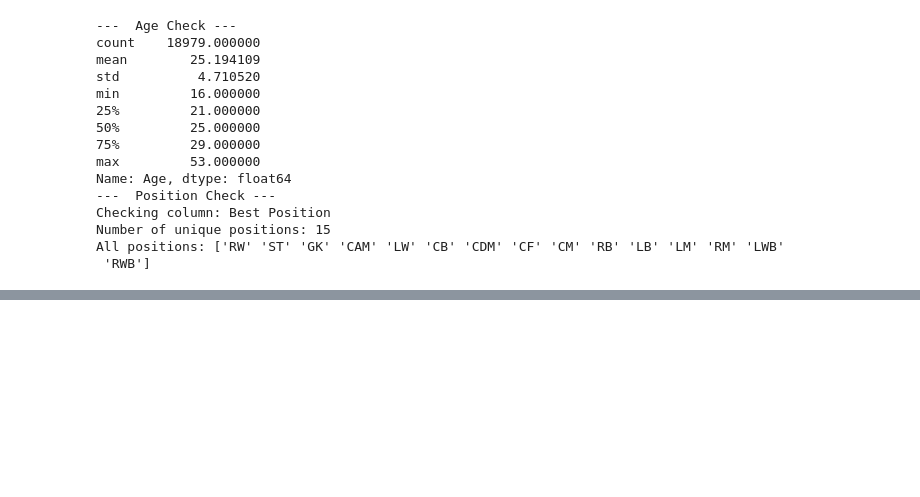
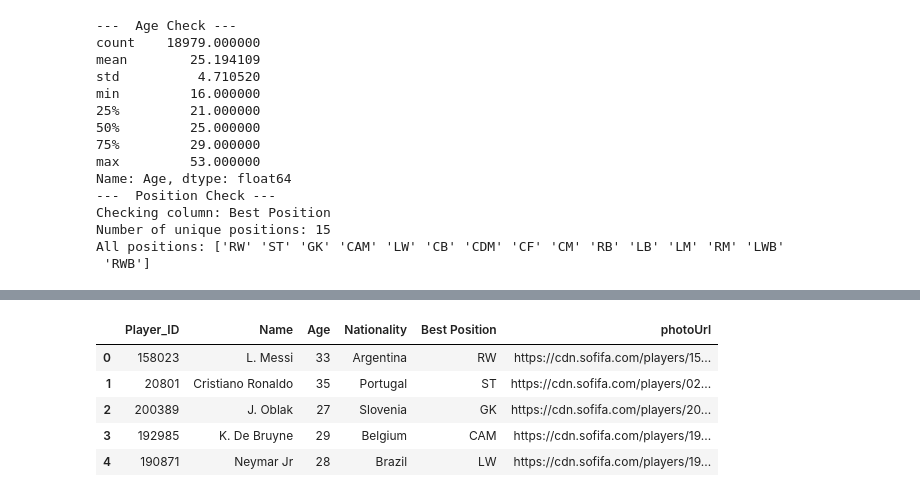
Before and after one commit to nasospro/FIFA-21-Analysis, a Jupyter notebook: FIFA_Cleaning.ipynb, the cells around one changed output, grey strips where cells are left out. Drawn from its saved outputs; the diff is of its cells as text; code cells hidden in the pictures; blank space fills up the shorter version.

```diff
--- a/FIFA_Cleaning.ipynb
+++ b/FIFA_Cleaning.ipynb
@@ -225,0 +241,11 @@ df.to_csv(clean_filename, index=False)
+# %%
+dim_player = df[['ID', 'Name', 'Age', 'Nationality', 'Best Position', 'photoUrl']]
+dim_player = dim_player.rename(columns={'ID' : 'Player_ID'})
+dim_player.head()
+# %% [output]
+|  | Player_ID | Name | Age | Nationality | Best Position | photoUrl |
+| 0 | 158023 | L. Messi | 33 | Argentina | RW | https://cdn.sofifa.com/players/15... |
+| 1 | 20801 | Cristiano Ronaldo | 35 | Portugal | ST | https://cdn.sofifa.com/players/02... |
+| 2 | 200389 | J. Oblak | 27 | Slovenia | GK | https://cdn.sofifa.com/players/20... |
+| 3 | 192985 | K. De Bruyne | 29 | Belgium | CAM | https://cdn.sofifa.com/players/19... |
+| 4 | 190871 | Neymar Jr | 28 | Brazil | LW | https://cdn.sofifa.com/players/19... |
```
Also changed, not shown: parts of 2 cells of this notebook, 3 other files.
